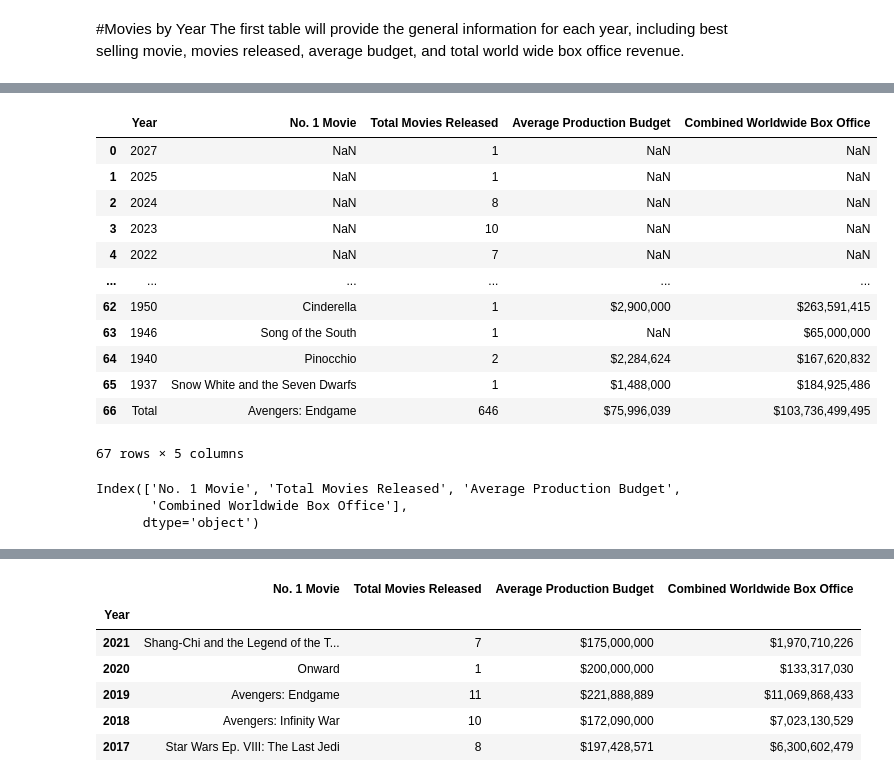
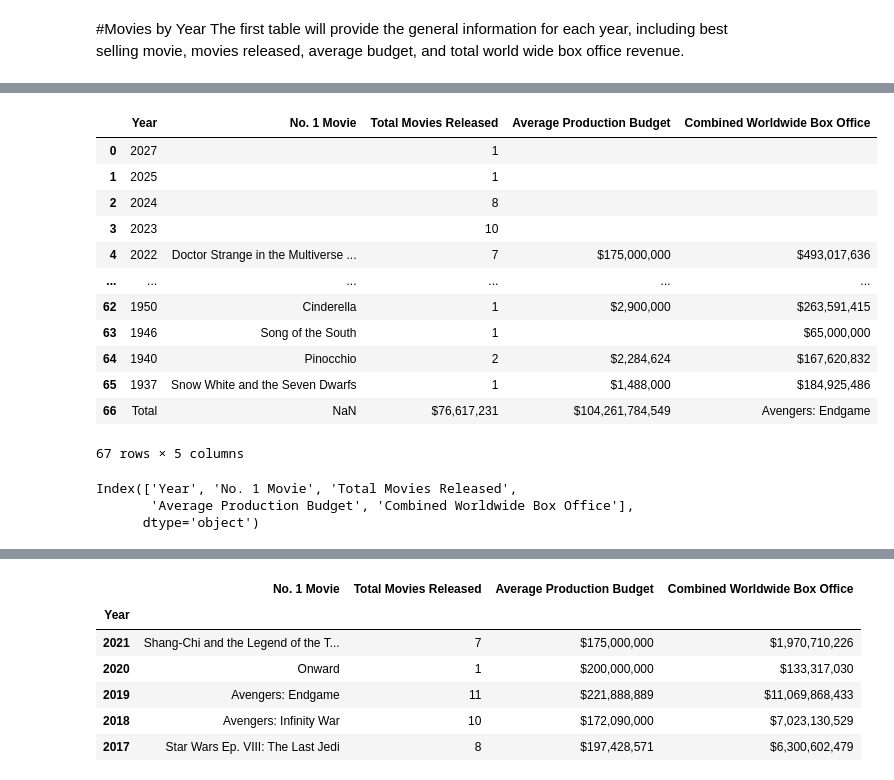
Before and after one commit to ravjolt/Disney-Challenge, a Jupyter notebook: RT_Disney_Webscrape_1.ipynb, the cells around one changed output, grey strips where cells are left out. Saved outputs shown, nothing was run; the diff lists cells and outputs as text; code cells hidden in the pictures.

Commit message:
updates due to changes to website

```diff
--- a/RT_Disney_Webscrape_1.ipynb
+++ b/RT_Disney_Webscrape_1.ipynb
@@ -117,0 +68,14 @@ box_office_stats
+# %%
+html = browser.html
+soup = bs(html, 'html.parser')
+table = soup.find("table")
+
+# The first tr contains the field names.
+headings = [th.get_text().strip() for th in table.find("tr").find_all("th")]
+
+print(headings)
+
+data = []
+for row in table.find_all("tr")[1:]:
+    table_data = dict(zip(headings, (td.get_text() for td in row.find_all("td"))))
+    data.append(table_data)
@@ -117,0 +88,3 @@ box_office_stats
+# %%
+dfs = pd.DataFrame(data)
+dfs
@@ -118,39 +105,40 @@ box_office_stats
 # %%
-disney_data = pd.merge(total_stats,box_office_stats,how='left')
+#changes to code to due website updates
+#disney_data = pd.merge(total_stats,box_office_stats,how='left')
+disney_data = dfs
 
-
-disney_data.drop(labels=['AnnualStats','Index'],axis=1,inplace=True)
+disney_data.drop(labels=['AnnualStats'],axis=1,inplace=True)
 
 
 
 disney_data['Total Movies Released'] = disney_data['TotalMovies']
 disney_data['Average Production Budget'] = disney_data['AverageProductionBudget']
 disney_data['Combined Worldwide Box Office'] = disney_data['CombinedWorldwideBox Office']
 disney_data = disney_data[['Year',
                            'No. 1 Movie',
                            'Total Movies Released',
                            'Average Production Budget',
                            'Combined Worldwide Box Office']]
 
 
 disney_data
 # %% [output]
 |  | Year | No. 1 Movie | Total Movies Released | Average Production Budget | Combined Worldwide Box Office |
-| 0 | 2027 | NaN | 1 | NaN | NaN |
-| 1 | 2025 | NaN | 1 | NaN | NaN |
-| 2 | 2024 | NaN | 8 | NaN | NaN |
-| 3 | 2023 | NaN | 10 | NaN | NaN |
-| 4 | 2022 | NaN | 7 | NaN | NaN |
+| 0 | 2027 |  | 1 |  |  |
+| 1 | 2025 |  | 1 |  |  |
+| 2 | 2024 |  | 8 |  |  |
+| 3 | 2023 |  | 10 |  |  |
+| 4 | 2022 | Doctor Strange in the Multiverse ... | 7 | $175,000,000 | $493,017,636 |
 | ... | ... | ... | ... | ... | ... |
 | 62 | 1950 | Cinderella | 1 | $2,900,000 | $263,591,415 |
-| 63 | 1946 | Song of the South | 1 | NaN | $65,000,000 |
+| 63 | 1946 | Song of the South | 1 |  | $65,000,000 |
 | 64 | 1940 | Pinocchio | 2 | $2,284,624 | $167,620,832 |
 | 65 | 1937 | Snow White and the Seven Dwarfs | 1 | $1,488,000 | $184,925,486 |
-| 66 | Total | Avengers: Endgame | 646 | $75,996,039 | $103,736,499,495 |
+| 66 | Total | NaN | $76,617,231 | $104,261,784,549 | Avengers: Endgame |
 67 rows × 5 columns
 # %%
 disney_data.columns
 # %% [output]
-Index(['No. 1 Movie', 'Total Movies Released', 'Average Production Budget',
-       'Combined Worldwide Box Office'],
+Index(['Year', 'No. 1 Movie', 'Total Movies Released',
+       'Average Production Budget', 'Combined Worldwide Box Office'],
       dtype='object')
```
Also changed, not shown: parts of 30 cells of this notebook.
